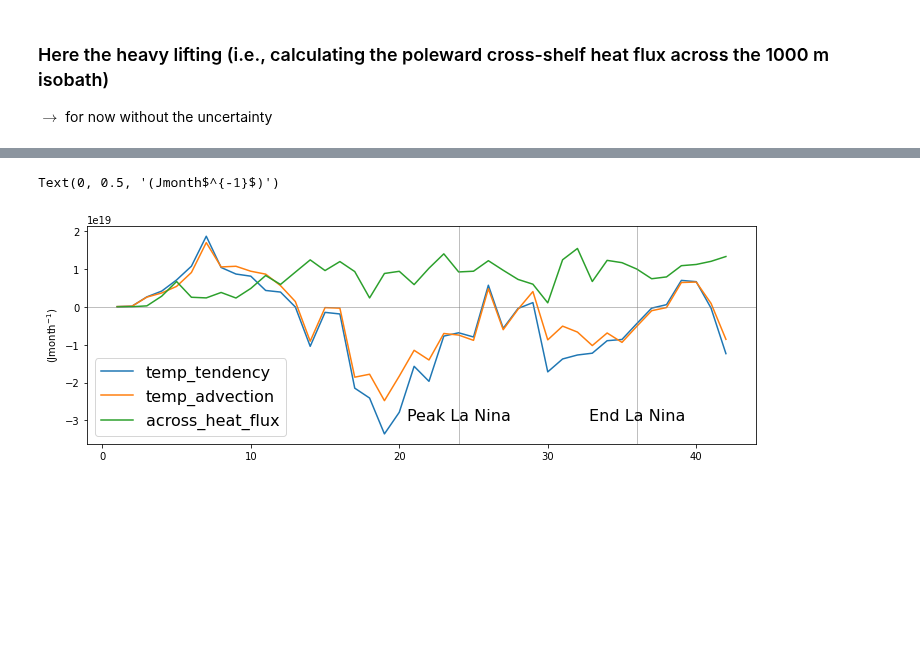
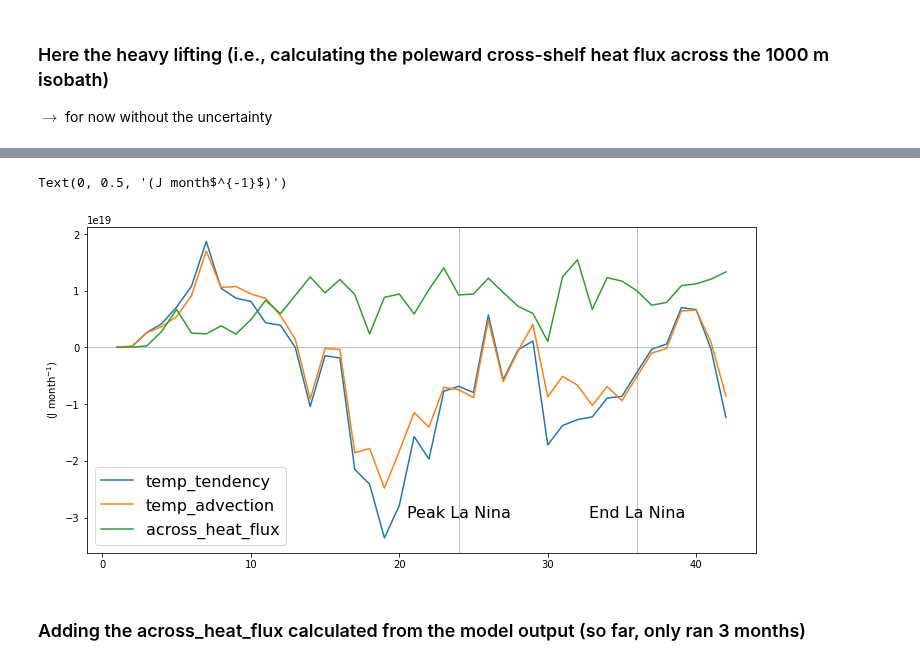
Before and after one commit to mauricehuguenin/sharing, a Jupyter notebook: across_shelf_heat_fluxes_discuss_with_ryan.ipynb, the cells around one changed output, grey strips where cells are left out. Drawn from its saved outputs; the diff is of its cells as text; code cells hidden in the pictures; blank space fills up the shorter version.

```diff
--- a/across_shelf_heat_fluxes_discuss_with_ryan.ipynb
+++ b/across_shelf_heat_fluxes_discuss_with_ryan.ipynb
@@ -166,11 +164,11 @@ Wall time: 38.3 s
 # %%
 %%time
-plt.figure(figsize=(12,4)); time = np.linspace(1,len(temp_tendency),len(temp_tendency))
+plt.figure(figsize=(12,6)); time = np.linspace(1,len(temp_tendency),len(temp_tendency))
 plt.plot(time, temp_tendency, label='temp_tendency')
 plt.plot(time, temp_advection, label='temp_advection')
 plt.plot(time, across_heat_flux*-1, label='across_heat_flux')
 plt.axhline(0, c='grey', lw=.5); plt.axvline(24, c='grey', lw=.5); plt.text(24,-3e19,'Peak La Nina', ha='center', fontsize=16)
 plt.axvline(36, c='grey', lw=.5); plt.text(36,-3e19,'End La Nina', ha='center', fontsize=16)
-plt.legend(fontsize=16); plt.ylabel('(Jmonth$^{-1}$)')
-# Wall time:
+plt.legend(fontsize=16); plt.ylabel('(J month$^{-1}$)')
+# Wall time: 38.8 ms
 # %% [output]
@@ -179,2 +177,4 @@ Wall time: 42.9 ms
-Text(0, 0.5, '(Jmonth$^{-1}$)')
+Text(0, 0.5, '(J month$^{-1}$)')
-[figure, old version]
+[figure, new version]
+# %% [markdown]
+### Adding the across_heat_flux calculated from the model output (so far, only ran 3 months)
```
Also changed, not shown: parts of 13 cells of this notebook.
